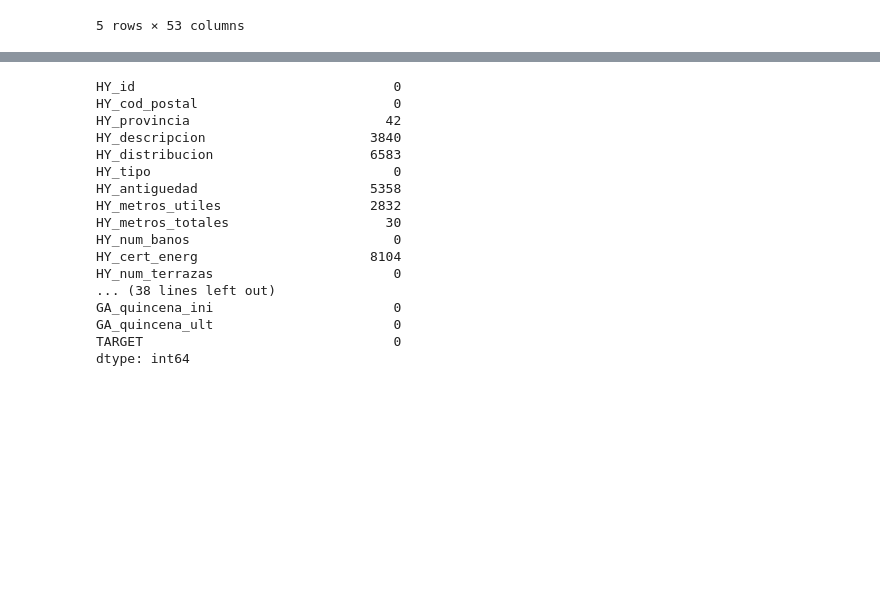
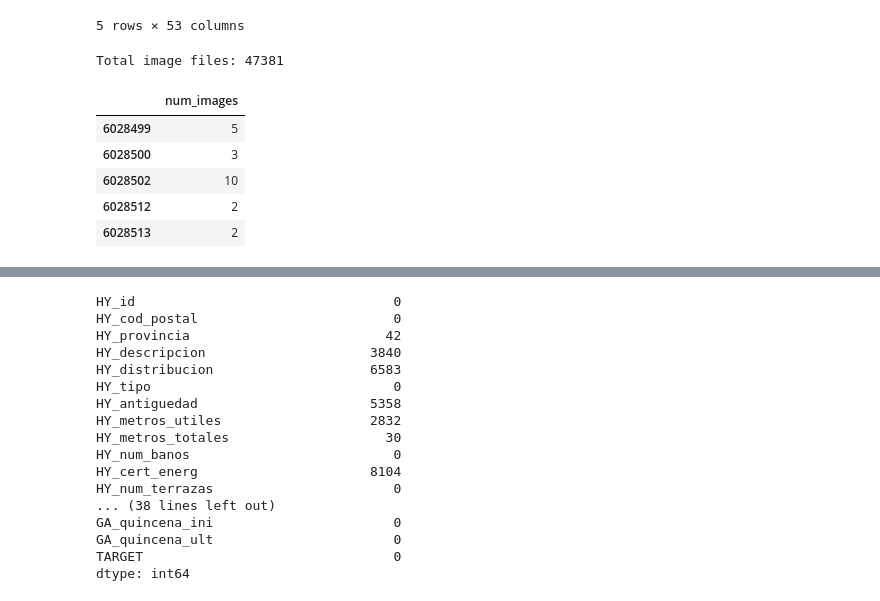
Before and after one commit to RohitUttam/UniversityHack2019, a Jupyter notebook: Expl_ini_rf.ipynb, the cells around one changed output, grey strips where cells are left out. Cells and saved outputs as stored; diff of their text form; code cells hidden in the pictures; blank space fills up the shorter version.

```diff
--- a/Expl_ini_rf.ipynb
+++ b/Expl_ini_rf.ipynb
@@ -44,3 +50,26 @@ modelar.head()
 | 3 | 6028512 | 30592 | Murcia | Plaza de garaje situada en la pla... | NaN | Garaje | NaN | ... |
 | 4 | 6028513 | 30592 | Murcia | Plaza de garaje situada en la pla... | NaN | Garaje | NaN | ... |
 5 rows × 53 columns
+# %%
+#Load all images in folder:
+def load_images(filenames):
+    images = np.asarray([scpm.imread(file) for file in filenames])
+    return images
+
+#Get file names:
+names = sorted(glob.glob('imagenes_inmuebles_haya/*.jpg'))
+print('Total image files:', len(names))
+
+lista=[names[i][24:31] for i in range(len(names))]
+
+#Count images per HY_ID
+num_images=pd.DataFrame(Counter(lista), index=['num_images']).transpose()
+num_images.head()
+# %% [output]
+Total image files: 47381
+|  | num_images |
+| 6028499 | 5 |
+| 6028500 | 3 |
+| 6028502 | 10 |
+| 6028512 | 2 |
+| 6028513 | 2 |
```
Also changed, not shown: parts of 5 cells of this notebook.
